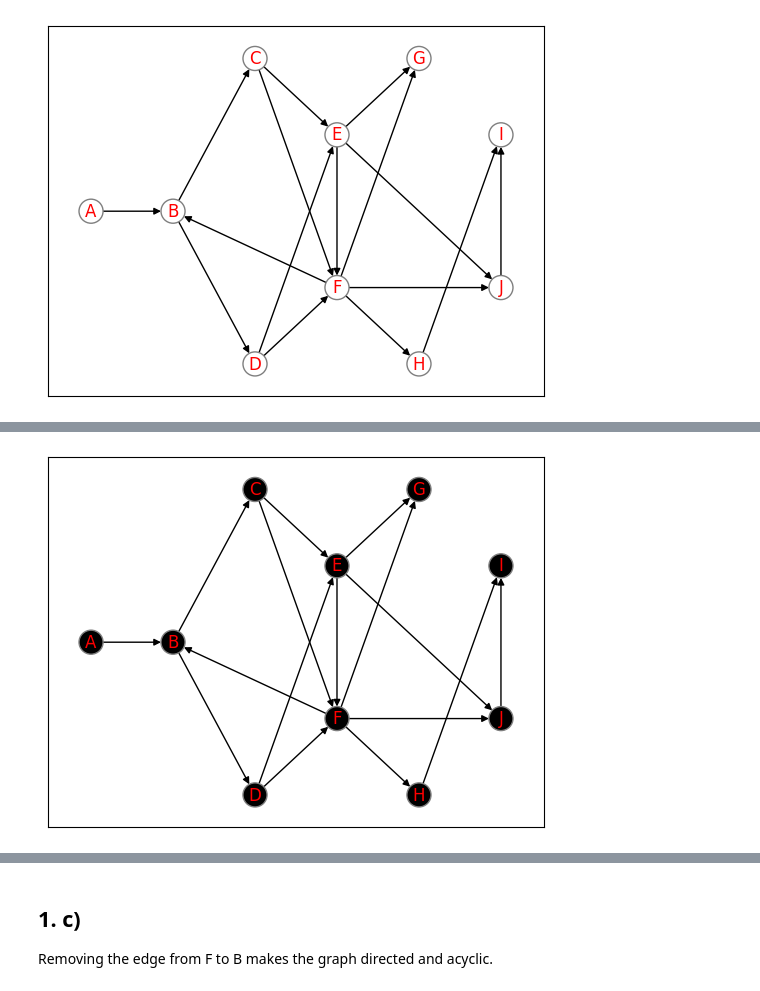
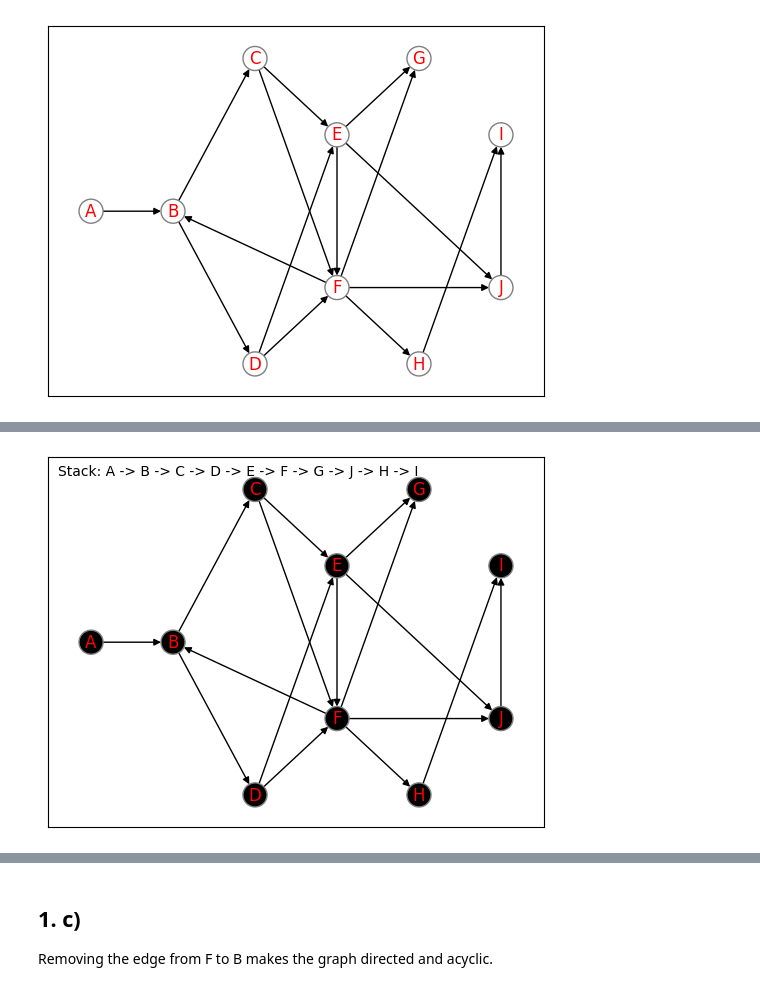
Before and after one commit to eemrds/dat600-algorithms, a Jupyter notebook: assignment3/assignment3.ipynb, the cells around one changed output, grey strips where cells are left out. Cells and saved outputs as stored; diff of their text form; code cells hidden in the pictures.

```diff
--- a/assignment3/assignment3.ipynb
+++ b/assignment3/assignment3.ipynb
@@ -263,14 +263,25 @@ def animate_graph(
     G: Graph, graph_type: Literal["Graph", "DiGraph"] = "DiGraph", show_weights=False
 ):
     fig, ax = plt.subplots()
+    stack_text = ax.text(0.02, 0.95, "", transform=ax.transAxes)
 
     def update(num):
         ax.clear()
-        nodes = G.snapshot[num]
+        if isinstance(G.snapshot[num], tuple):
+            nodes, stack = G.snapshot[num]
+        else:
+            nodes = G.snapshot[num]
+            stack = []
         nodes.graphical(graph_type=graph_type, show_weights=show_weights)
+        if isinstance(stack, list):
+            stack_text.set_text("Stack: " + " -> ".join(stack))
+        else:
+            stack_text.set_text(f"Costs: {stack}")
+        ax.add_artist(stack_text)
 
-    ani = FuncAnimation(fig, update, frames=len(G.snapshot), interval=1000)
-    # clear_output()
+    ani = FuncAnimation(
+        fig, update, frames=len(G.snapshot), interval=1000, repeat=False
+    )
     return HTML(ani.to_html5_video())
 # %%
 graph = Graph(
@@ -313,32 +324,32 @@ def bfs(G: Graph, s_string: str = "A") -> tuple[list[str], Graph]:
     queue = []
     order = []
     time = 0
     s = G.get(s_string)
     s.color = "gray"
     s.d = 0
     queue.append(s)
     while len(queue) > 0:
         time += 1
         u = queue.pop(0)
         order.append(u.name)
         for neighbour in u.neighbours:
             v = G.get(neighbour.name)
             if v.color == "white":
                 v.color = "gray"
                 v.d = time
                 v.pi = u
                 queue.append(v)
         u.color = "black"
         u.f = time
-        G.snapshot.append(copy.deepcopy(G))
+        G.snapshot.append((copy.deepcopy(G), copy.deepcopy(order)))
     return order, G
 
 
 breadth, G_copy = bfs(copy.deepcopy(graph), "A")
 display(breadth)
 
 clear_output()
 animate_graph(G_copy)
 # %% [output]
 [interactive output not drawn]
-[figure, old version]
+[figure, new version]
```
Also changed, not shown: parts of 13 cells of this notebook.
